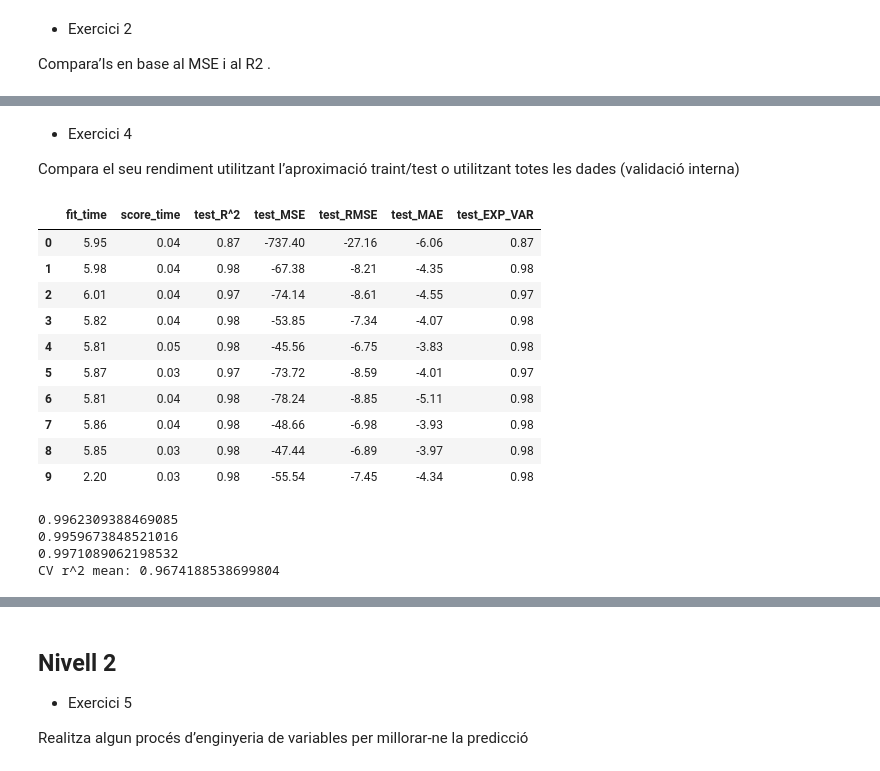
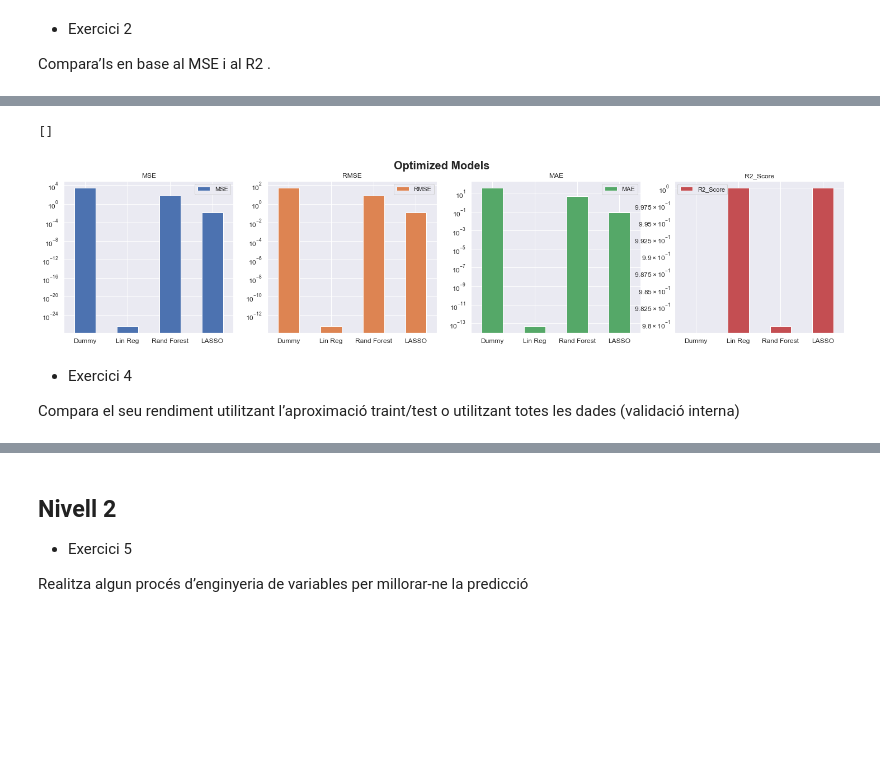
Before and after one commit to Jahdry/Data_Science_Submits, a Jupyter notebook: Sprint12/Supervisat_Regressio.ipynb, the cells around one changed output, grey strips where cells are left out. Cells and saved outputs as stored; diff of their text form; code cells hidden in the pictures; blank space fills up the shorter version.

```diff
--- a/Sprint12/Supervisat_Regressio.ipynb
+++ b/Sprint12/Supervisat_Regressio.ipynb
@@ -460,0 +297,21 @@ Index: 58
+# %%
+# Dummy Regressor
+# ============================================================================
+dummy_reg_opt = dummy.DummyRegressor(strategy= 'mean')
+dummy_reg_opt.fit(X_train, y_train)
+
+# linear Regression
+# ============================================================================
+lin_reg_opt = lin_mod.LinearRegression(normalize=True, fit_intercept= True, n_jobs=3)
+lin_reg_opt.fit(X_train, y_train)
+
+
+# Random Forest Regressor
+# ============================================================================
+rand_forest_opt = ensemble.RandomForestRegressor(n_estimators=100, max_depth= None, criterion='mse', bootstrap=True, random_state=42, n_jobs=3)
+rand_forest_opt.fit(X_train,y_train)
+
+# LASSO Regression
+# ============================================================================
+lasso_opt = lin_mod.Lasso(warm_start=True, normalize=False, max_iter= 1000, fit_intercept=True, alpha=0.5, random_state=42)
+lasso_opt.fit(X_train,y_train)
@@ -460,0 +320,3 @@ Index: 58
+# %%
+opt_models = ModelEvaluator([dummy_reg_opt, lin_reg_opt, rand_forest_opt, lasso_opt], X_test, y_test, model_names)
+opt_models
@@ -461,32 +329,12 @@ Index: 58
+# %%
+fig, ax = plt.subplots(figsize=(25,5))
+opt_models.plot(kind='bar', subplots=True, layout=(1,4), logy=True, figsize=(25,5), rot=0, fontsize=12, ax=ax)
+fig.suptitle('Optimized Models', fontsize=20, weight='bold')
+plt.plot()
+# %% [output]
+[]
+[figure, added]
 # %% [markdown]
 - Exercici 4
 
 Compara el seu rendiment utilitzant l’aproximació traint/test o utilitzant totes les dades (validació interna)
-# %%
-cross_val_rf = ms.cross_validate(rand_forest, X2, y2, cv=10, n_jobs=3, scoring={'R^2':'r2','MSE':'neg_mean_squared_error', 'RMSE':'neg_root_mean_squared_error', 'MAE':'neg_mean_absolute_error','EXP_VAR':'explained_variance'} ,return_estimator=False, return_train_score=False)
-cv_rf = pd.DataFrame(cross_val_rf)
-cv_rf
-# %% [output]
-|  | fit_time | score_time | test_R^2 | test_MSE | test_RMSE | test_MAE | test_EXP_VAR |
-| 0 | 5.95 | 0.04 | 0.87 | -737.40 | -27.16 | -6.06 | 0.87 |
-| 1 | 5.98 | 0.04 | 0.98 | -67.38 | -8.21 | -4.35 | 0.98 |
-| 2 | 6.01 | 0.04 | 0.97 | -74.14 | -8.61 | -4.55 | 0.97 |
-| 3 | 5.82 | 0.04 | 0.98 | -53.85 | -7.34 | -4.07 | 0.98 |
-| 4 | 5.81 | 0.05 | 0.98 | -45.56 | -6.75 | -3.83 | 0.98 |
-| 5 | 5.87 | 0.03 | 0.97 | -73.72 | -8.59 | -4.01 | 0.97 |
-| 6 | 5.81 | 0.04 | 0.98 | -78.24 | -8.85 | -5.11 | 0.98 |
-| 7 | 5.86 | 0.04 | 0.98 | -48.66 | -6.98 | -3.93 | 0.98 |
-| 8 | 5.85 | 0.03 | 0.98 | -47.44 | -6.89 | -3.97 | 0.98 |
-| 9 | 2.20 | 0.03 | 0.98 | -55.54 | -7.45 | -4.34 | 0.98 |
-# %%
-data = [[X2,y2],[X_train2,y_train2],[X_test2,y_test2]]
-for x,y in data:
-    r_sq = rand_forest.score(x, y)
-    print(r_sq)
-
-print(f'CV r^2 mean: {cv_rf["test_R^2"].mean()}')
-# %% [output]
-0.9962309388469085
-0.9959673848521016
-0.9971089062198532
-CV r^2 mean: 0.9674188538699804
```
Also changed, not shown: parts of 98 cells of this notebook, 2 other files.
